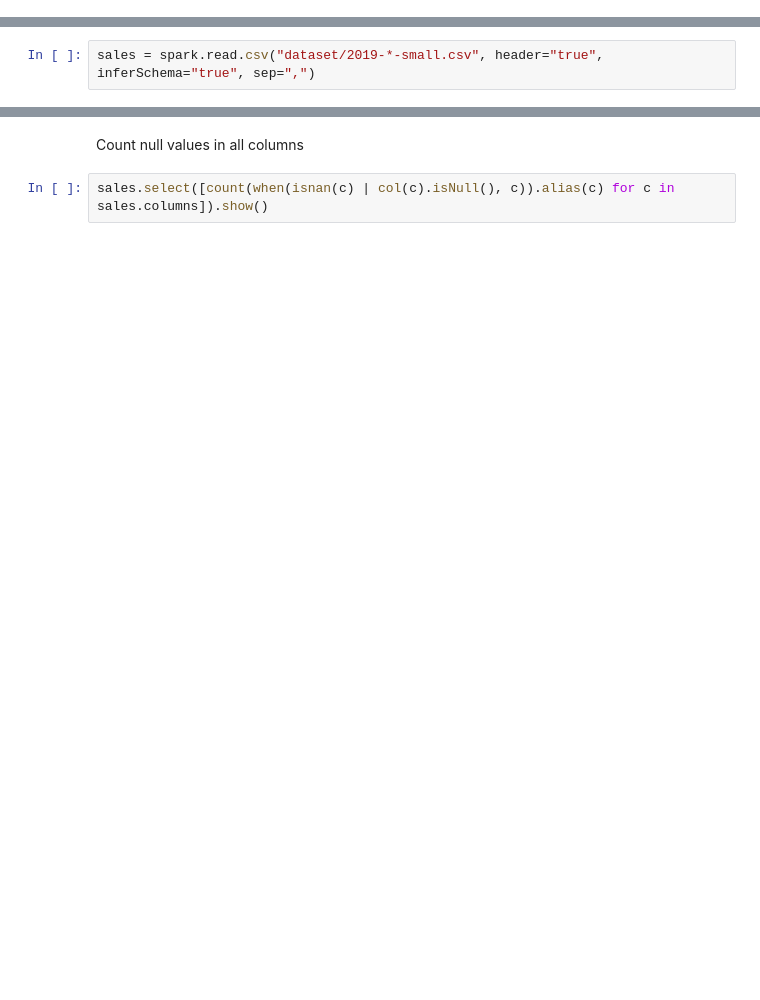
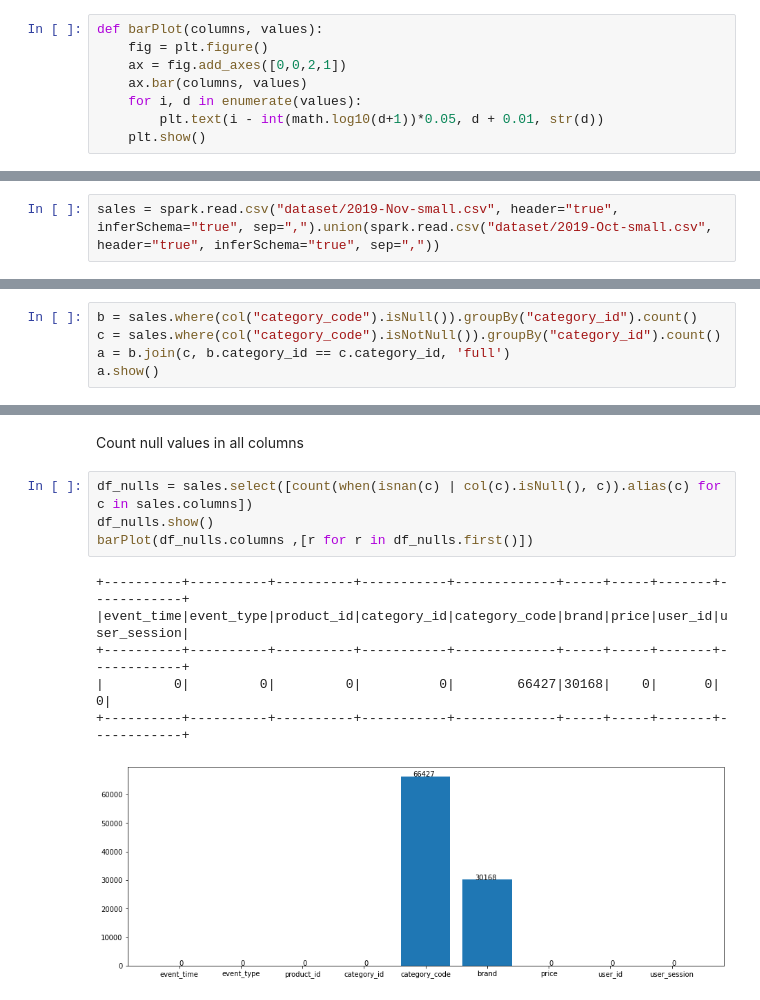
Before and after one commit to Caldeirada/abd_recommendation, a Jupyter notebook: data_exploration_preparation.ipynb, the cells around one changed output, grey strips where cells are left out. Saved outputs shown, nothing was run; the diff lists cells and outputs as text; blank space fills up the shorter version.

```diff
--- a/data_exploration_preparation.ipynb
+++ b/data_exploration_preparation.ipynb
@@ -34,9 +46,17 @@ from pyspark.ml.evaluation import RegressionEvaluator
 from pyspark.sql import SparkSession
 
 spark = SparkSession.builder.appName("abd_recommendation").getOrCreate()
+# %%
+def barPlot(columns, values):
+    fig = plt.figure()
+    ax = fig.add_axes([0,0,2,1])
+    ax.bar(columns, values)
+    for i, d in enumerate(values):
+        plt.text(i - int(math.log10(d+1))*0.05, d + 0.01, str(d))
+    plt.show()
 # %% [markdown]
 Importing data, reading all csv files into one dataframe
 # %%
-sales = spark.read.csv("dataset/2019-*-small.csv", header="true", inferSchema="true", sep=",")
+sales = spark.read.csv("dataset/2019-Nov-small.csv", header="true", inferSchema="true", sep=",").union(spark.read.csv("dataset/2019-Oct-small.csv", header="true", inferSchema="true", sep=","))
 # %%
 sales.printSchema()
@@ -42,0 +76,5 @@ sales.printSchema()
+# %%
+b = sales.where(col("category_code").isNull()).groupBy("category_id").count()
+c = sales.where(col("category_code").isNotNull()).groupBy("category_id").count()
+a = b.join(c, b.category_id == c.category_id, 'full')
+a.show()
@@ -43,4 +99,13 @@ sales.printSchema()
 # %% [markdown]
 Count null values in all columns
 # %%
-sales.select([count(when(isnan(c) | col(c).isNull(), c)).alias(c) for c in sales.columns]).show()
+df_nulls = sales.select([count(when(isnan(c) | col(c).isNull(), c)).alias(c) for c in sales.columns])
+df_nulls.show()
+barPlot(df_nulls.columns ,[r for r in df_nulls.first()])
+# %% [output]
++----------+----------+----------+-----------+-------------+-----+-----+-------+------------+
+|event_time|event_type|product_id|category_id|category_code|brand|price|user_id|user_session|
++----------+----------+----------+-----------+-------------+-----+-----+-------+------------+
+|         0|         0|         0|          0|        66427|30168|    0|      0|           0|
++----------+----------+----------+-----------+-------------+-----+-----+-------+------------+
+[figure, added]
```
Also changed, not shown: parts of 14 cells of this notebook.
